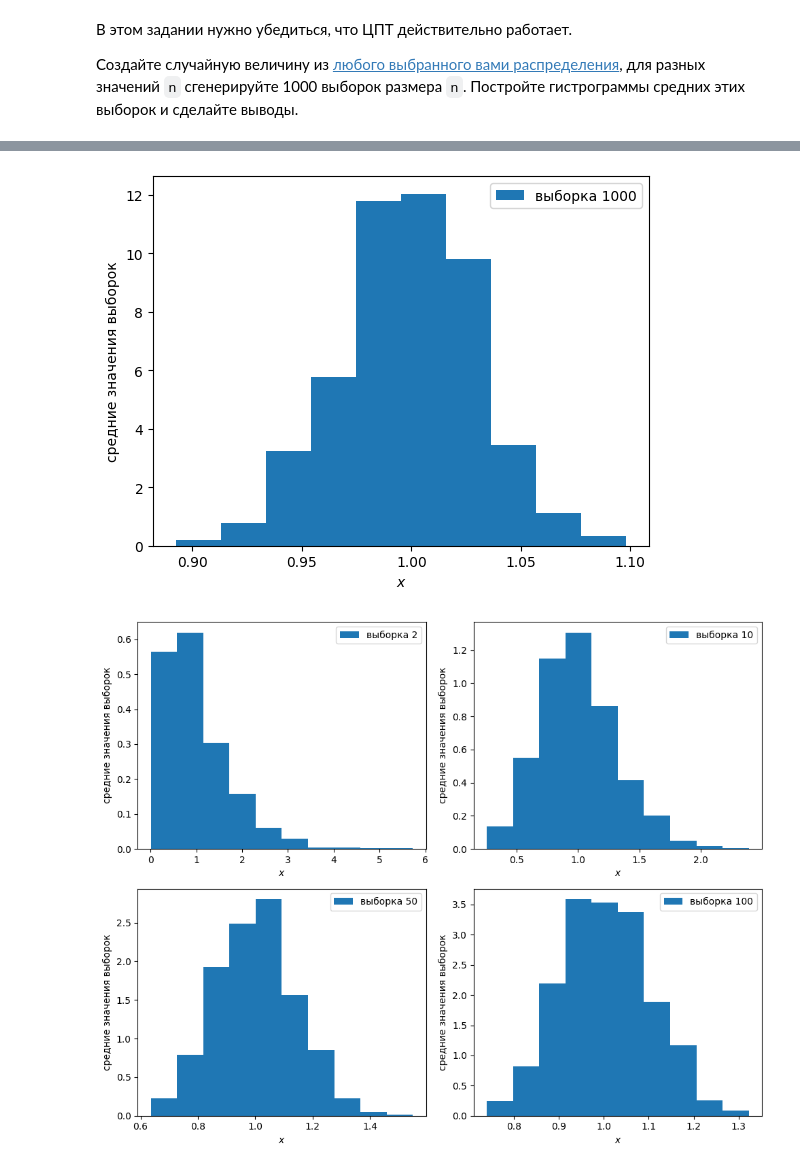
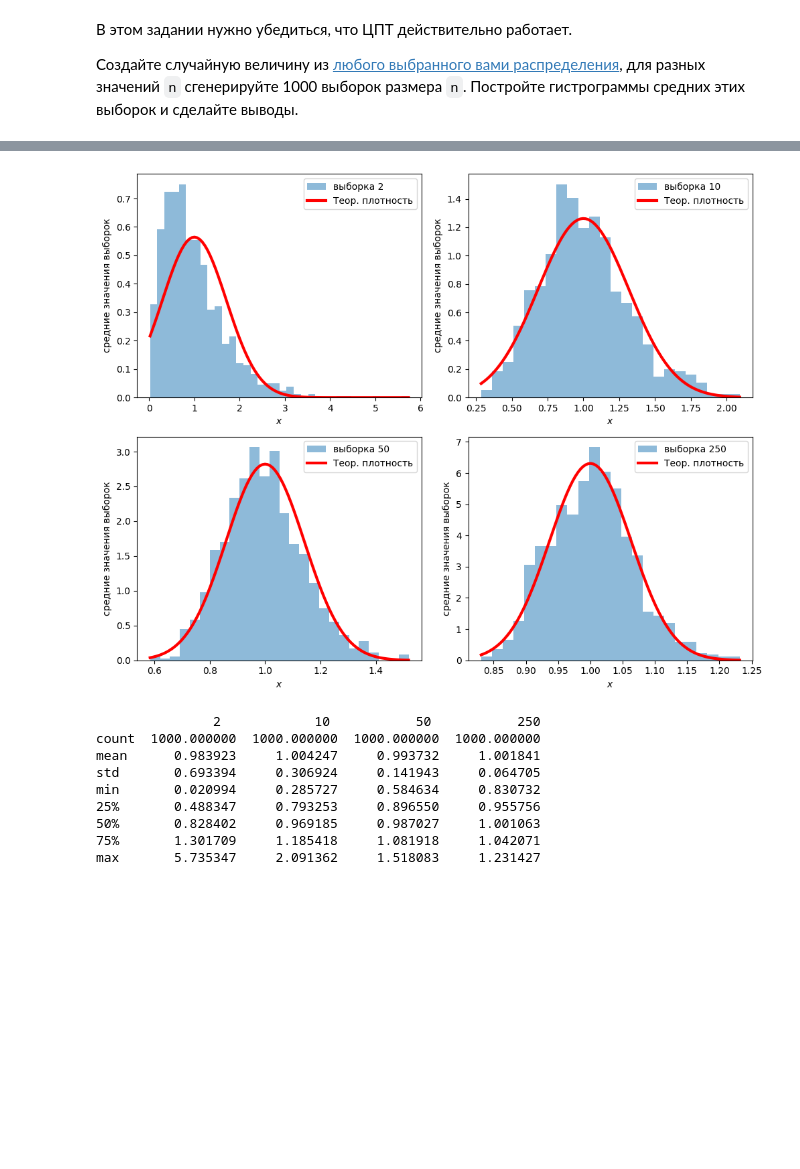
Before and after one commit to stefkong1982/-, a Jupyter notebook: Matematika_dlya_Data_Science/Osnovy_statistiki/DZ_Kondratev_MDS_36_HW_9_upd.ipynb, the cells around one changed output, grey strips where cells are left out. Saved outputs shown, nothing was run; the diff lists cells and outputs as text; code cells hidden in the pictures; blank space fills up the shorter version.

```diff
--- a/Matematika_dlya_Data_Science/Osnovy_statistiki/DZ_Kondratev_MDS_36_HW_9_upd.ipynb
+++ b/Matematika_dlya_Data_Science/Osnovy_statistiki/DZ_Kondratev_MDS_36_HW_9_upd.ipynb
@@ -30,42 +33,45 @@ plt.show()
-# %%
-n1 = 1000             # Размеры выборок
-a1 = np.array([])     # Массивы для сохранения средних по выборкам
-samples_count = 1000  # Количество повторов генерации
-
-for number in range(samples_count):
-    sample1 = rv.rvs(size=n1)               # На каждом цикле генерируем выборки указанных размеров
-    a1 = np.append(a1, sample1.mean())      # Считаем среднее по каждой выборке и добавляем в массив средних
-# %%
-label_1 = 'выборка ' + str(n1)  # Подписи для графиков
-plt.hist(a1, density=True, label=label_1) # Строим графики
-plt.legend()
-plt.ylabel('средние значения выборок')
-plt.xlabel('$x$')
-plt.show()
-# %% [output]
-[figure, removed]
 # %%
-n_values = [2, 10, 50, 100]  # Разные значения n1
-
-fig, axs = plt.subplots(2, 2, figsize=(10,8)) # Создаем сетку для графиков
+# Рисуем графики для разных значений n
+n_values = [2, 10, 50, 250]  # Разные значения n
+data = {}
+fig, axs = plt.subplots(2, 2, figsize=(10, 8))  # Создаем сетку для графиков
 
 for i in range(len(n_values)):
-    n1 = n_values[i]
-
-    a1 = np.array([])     # Массивы для сохранения средних по выборкам
+    n = n_values[i]
+    sample_means = np.array([])  # Массивы для сохранения средних по выборкам
     samples_count = 1000  # Количество повторов генерации
 
     for number in range(samples_count):
-        sample1 = rv.rvs(size=n1)               # На каждом цикле генерируем выборки указанных размеров
-        a1 = np.append(a1, sample1.mean())      # Считаем среднее по каждой выборке и добавляем в массив средних
+        sample = rv.rvs(size=n)  # На каждом цикле генерируем выборки указанных размеров
+        sample_means = np.append(sample_means, sample.mean())  # Считаем среднее по каждой выборке и добавляем в массив средних
 
-    label_1 = 'выборка ' + str(n1)  # Подписи для графиков
-    axs[i // 2, i % 2].hist(a1, density=True, label=label_1) # Строим графики в соответствующих ячейках сетки
-    axs[i // 2, i % 2].legend()
-    axs[i // 2, i % 2].set_ylabel('средние значения выборок')
-    axs[i // 2, i % 2].set_xlabel('$x$')
+    data[n] = sample_means
 
-plt.tight_layout() # Располагаем графики в сетке
+    label = 'выборка ' + str(n)  # Подписи для графиков
+    axs.flat[i].hist(sample_means, bins='auto', density=True, label=label, alpha=0.5)  # Строим гистограмму в соответствующей ячейке сетки
+    axs.flat[i].legend()
+    axs.flat[i].set_ylabel('средние значения выборок')
+    axs.flat[i].set_xlabel('$x$')
+
+    # Строим график плотности вероятности нормального распределения
+    x = np.linspace(sample_means.min(), sample_means.max(), 100)
+    axs.flat[i].plot(x, sts.norm.pdf(x, loc=rv.mean(), scale=rv.std()/np.sqrt(n)), color='red', lw=3, label='Теор. плотность')
+    axs.flat[i].legend()  # Добавляем легенду для гистограммы и графика плотности
+
+plt.tight_layout()  # Располагаем графики в сетке
 plt.show()
+
+df = pd.DataFrame(data)
+summary = df.describe()
+print(summary)
 # %% [output]
-[figure, old version]
+[figure, new version]
+               2            10           50           250
+count  1000.000000  1000.000000  1000.000000  1000.000000
+mean      0.983923     1.004247     0.993732     1.001841
+std       0.693394     0.306924     0.141943     0.064705
+min       0.020994     0.285727     0.584634     0.830732
+25%       0.488347     0.793253     0.896550     0.955756
+50%       0.828402     0.969185     0.987027     1.001063
+75%       1.301709     1.185418     1.081918     1.042071
+max       5.735347     2.091362     1.518083     1.231427
```
Also changed, not shown: parts of 5 cells of this notebook.
